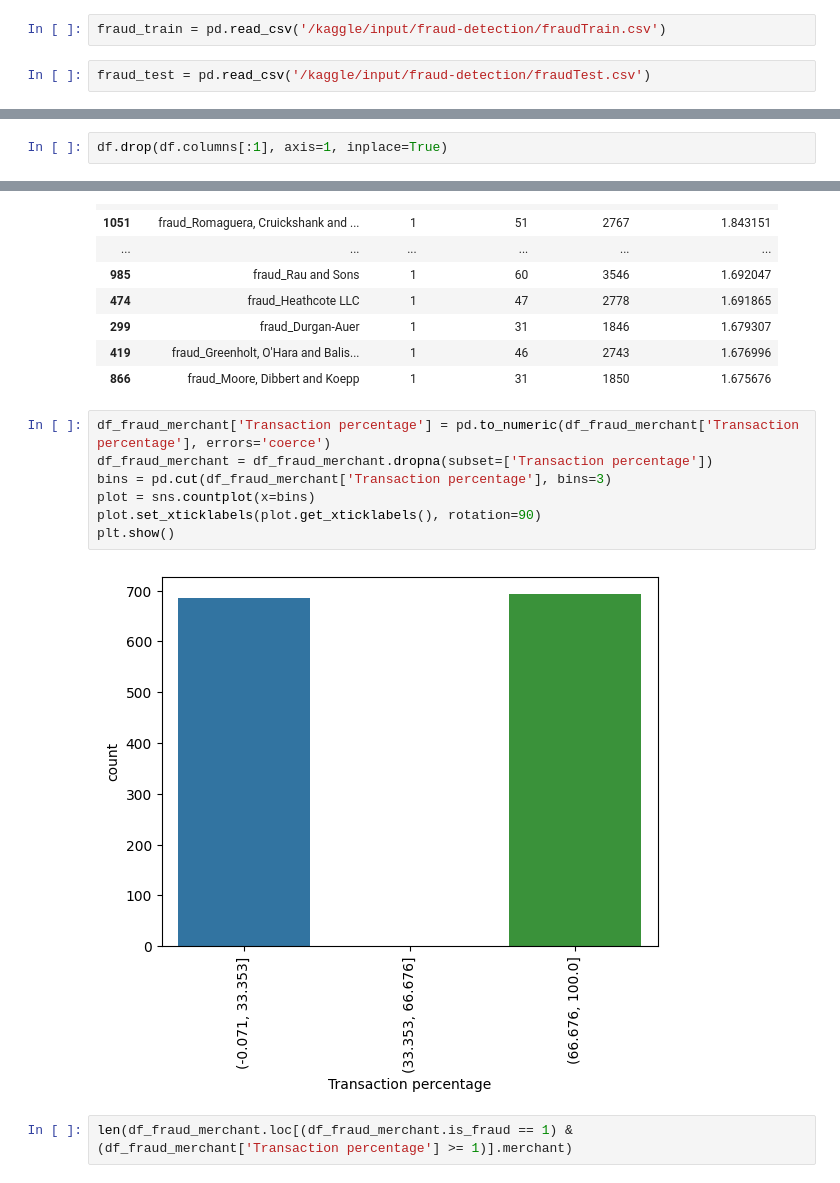
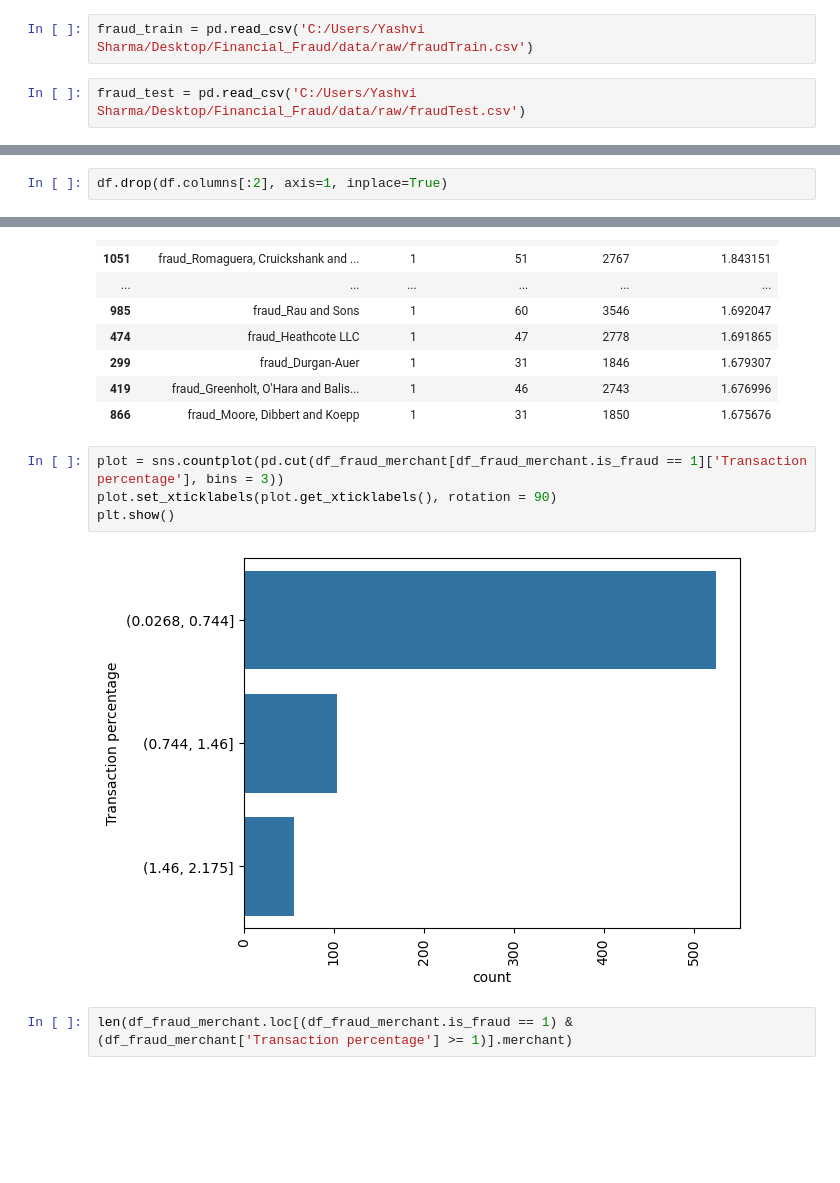
Before and after one commit to yashvisharma1204/financial_fraud_detection, a Jupyter notebook: notebooks/credit-card-fraud.ipynb, the cells around one changed output, grey strips where cells are left out. Saved outputs shown, nothing was run; the diff lists cells and outputs as text; blank space fills up the shorter version.

```diff
--- a/notebooks/credit-card-fraud.ipynb
+++ b/notebooks/credit-card-fraud.ipynb
@@ -27,7 +8,7 @@ import seaborn as sns
 # %%
-fraud_train = pd.read_csv('/kaggle/input/fraud-detection/fraudTrain.csv')
+fraud_train = pd.read_csv('C:/Users/Yashvi Sharma/Desktop/Financial_Fraud/data/raw/fraudTrain.csv')
 # %%
-fraud_test = pd.read_csv('/kaggle/input/fraud-detection/fraudTest.csv')
+fraud_test = pd.read_csv('C:/Users/Yashvi Sharma/Desktop/Financial_Fraud/data/raw/fraudTest.csv')
 # %%
 df = pd.concat([fraud_train, fraud_test]).reset_index()
 # %%
@@ -47,7 +28,7 @@ df
 | 1852393 | 555718 | 555718 | 2020-12-31 23:59:34 | 4170689372027579 | fraud_Dare-Marvin | entertainment | 38.13 | Samuel | Frey | ... |
 1852394 rows × 24 columns
 # %%
-df.drop(df.columns[:1], axis=1, inplace=True)
+df.drop(df.columns[:2], axis=1, inplace=True)
 # %%
 df.info()
 # %% [output]
@@ -929,14 +908,11 @@ df_fraud_merchant[df_fraud_merchant['is_fraud'] == 1].sort_values(by = ['Transac
 | 419 | fraud_Greenholt, O'Hara and Balis... | 1 | 46 | 2743 | 1.676996 |
 | 866 | fraud_Moore, Dibbert and Koepp | 1 | 31 | 1850 | 1.675676 |
 # %%
-df_fraud_merchant['Transaction percentage'] = pd.to_numeric(df_fraud_merchant['Transaction percentage'], errors='coerce')
-df_fraud_merchant = df_fraud_merchant.dropna(subset=['Transaction percentage'])
-bins = pd.cut(df_fraud_merchant['Transaction percentage'], bins=3)
-plot = sns.countplot(x=bins)
-plot.set_xticklabels(plot.get_xticklabels(), rotation=90)
+plot = sns.countplot(pd.cut(df_fraud_merchant[df_fraud_merchant.is_fraud == 1]['Transaction percentage'], bins = 3))
+plot.set_xticklabels(plot.get_xticklabels(), rotation = 90)
 plt.show()
 # %% [output]
-[figure, old version]
+[figure, new version]
 # %%
 len(df_fraud_merchant.loc[(df_fraud_merchant.is_fraud == 1) & (df_fraud_merchant['Transaction percentage'] >= 1)].merchant)
 # %% [output]
```
Also changed, not shown: parts of 29 cells of this notebook.
